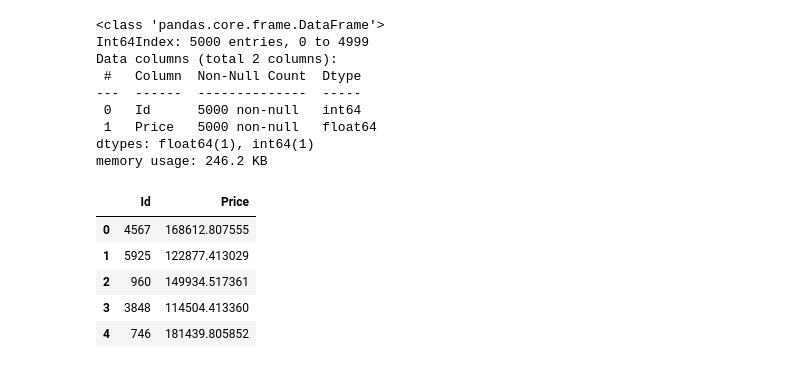
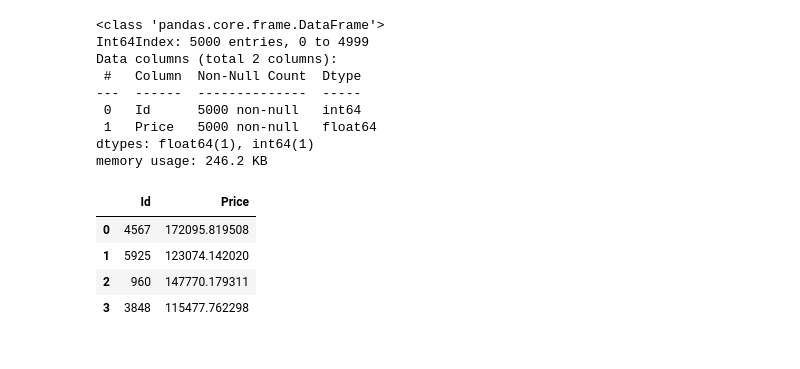
Before and after one commit to Miillya/pandas, a Jupyter notebook: MKayumova_solution.ipynb, the cells around one changed output. Drawn from its saved outputs; the diff is of its cells as text; code cells hidden in the pictures.

```diff
--- a/MKayumova_solution.ipynb
+++ b/MKayumova_solution.ipynb
@@ -251,7 +232,7 @@ df.loc[df['Square'] < 7] # самые маленькие квартиры из
 | 9067 | 13265 | 1 | 3.0 | 4.823679 | 4.823679 | 0.0 | 6 | 17.0 | 1977 | ... |
 | 9869 | 3224 | 27 | 0.0 | 2.377248 | 0.873147 | 0.0 | 1 | 0.0 | 1977 | ... |
 # %%
-df.loc[df['Square'] < 7, 'Square'] = df['Square']*10
+df.loc[df['Square'] < 7, 'Square'] = df['Square'].median()
 # %%
 df_pred.loc[((df_pred['Square'] - df_pred['LifeSquare']) < -5) == True]
 # %% [output]
@@ -261,8 +242,9 @@ df_pred.loc[((df_pred['Square'] - df_pred['LifeSquare']) < -5) == True]
 | 2262 | 15846 | 34 | 1.0 | 26.719723 | 32.925087 | 1.0 | 4 | 2.0 | 2015 | ... |
 | 3798 | 11533 | 94 | 2.0 | 48.713443 | 303.071094 | 6.0 | 5 | 12.0 | 1974 | ... |
 # %%
-df_pred.loc[571, "Square"] = df_pred.loc[571, "LifeSquare"]
+#df_pred.loc[571, "Square"] = df_pred.loc[571, "LifeSquare"]
 df_pred.loc[3798, "LifeSquare"] = df_pred.loc[3798, "Square"]
+df.loc[((df['Square'] - df['LifeSquare']) < -5) == True, 'Square'] = df['LifeSquare']
 # %% [markdown]
 ***year***
 # %%
@@ -785,13 +642,12 @@ memory usage: 246.2 KB
 # %%
 preds = X_pred.loc[:, ['Id', 'Price']]
 # %%
-preds.head(5)
+preds.head(4)
 # %% [output]
 |  | Id | Price |
-| 0 | 4567 | 168612.807555 |
-| 1 | 5925 | 122877.413029 |
-| 2 | 960 | 149934.517361 |
-| 3 | 3848 | 114504.413360 |
-| 4 | 746 | 181439.805852 |
+| 0 | 4567 | 172095.819508 |
+| 1 | 5925 | 123074.142020 |
+| 2 | 960 | 147770.179311 |
+| 3 | 3848 | 115477.762298 |
 # %%
 preds.to_csv('MKayumova_predictions.csv', index=None)
```
Also changed, not shown: parts of 32 cells of this notebook, 1 other file.
